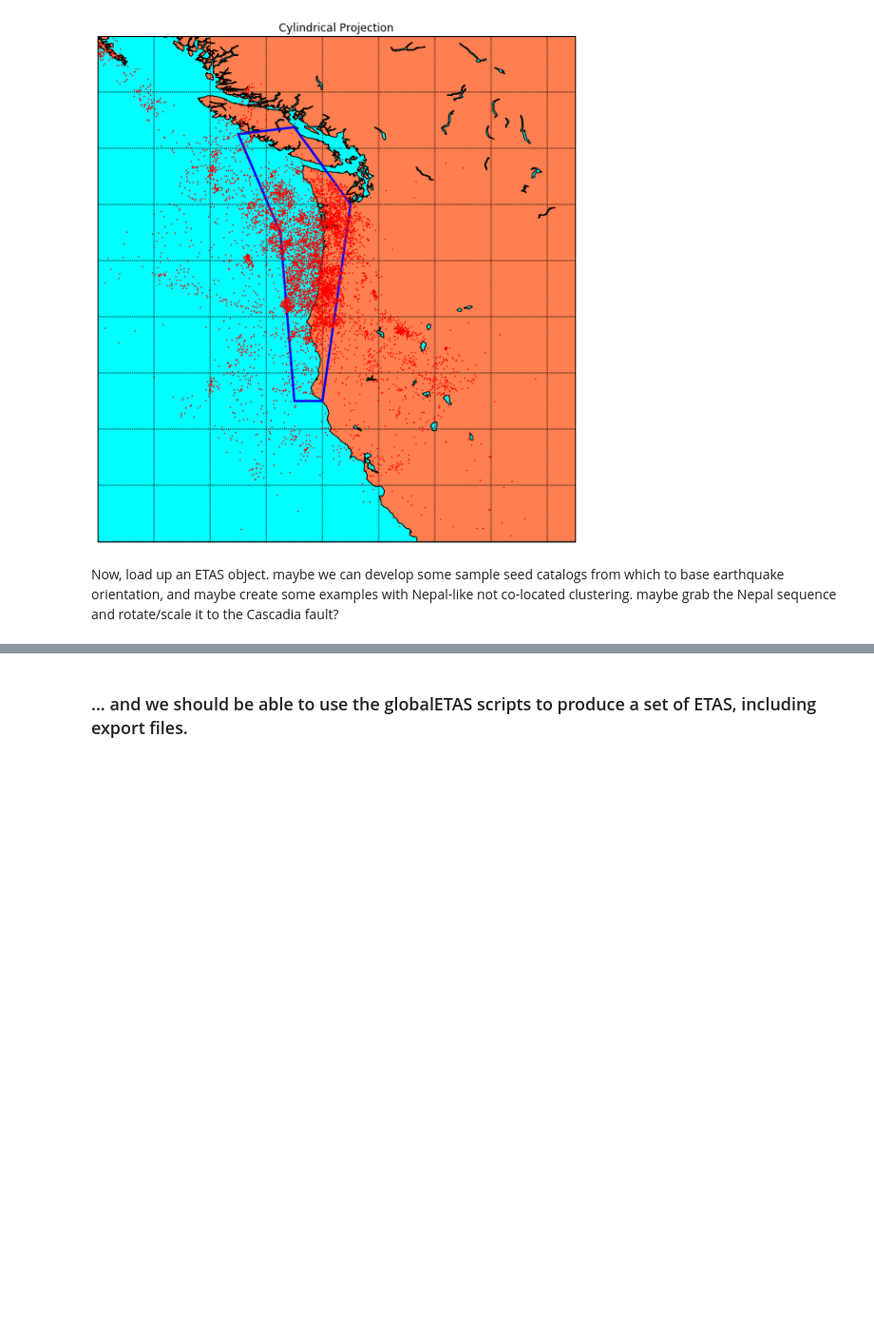
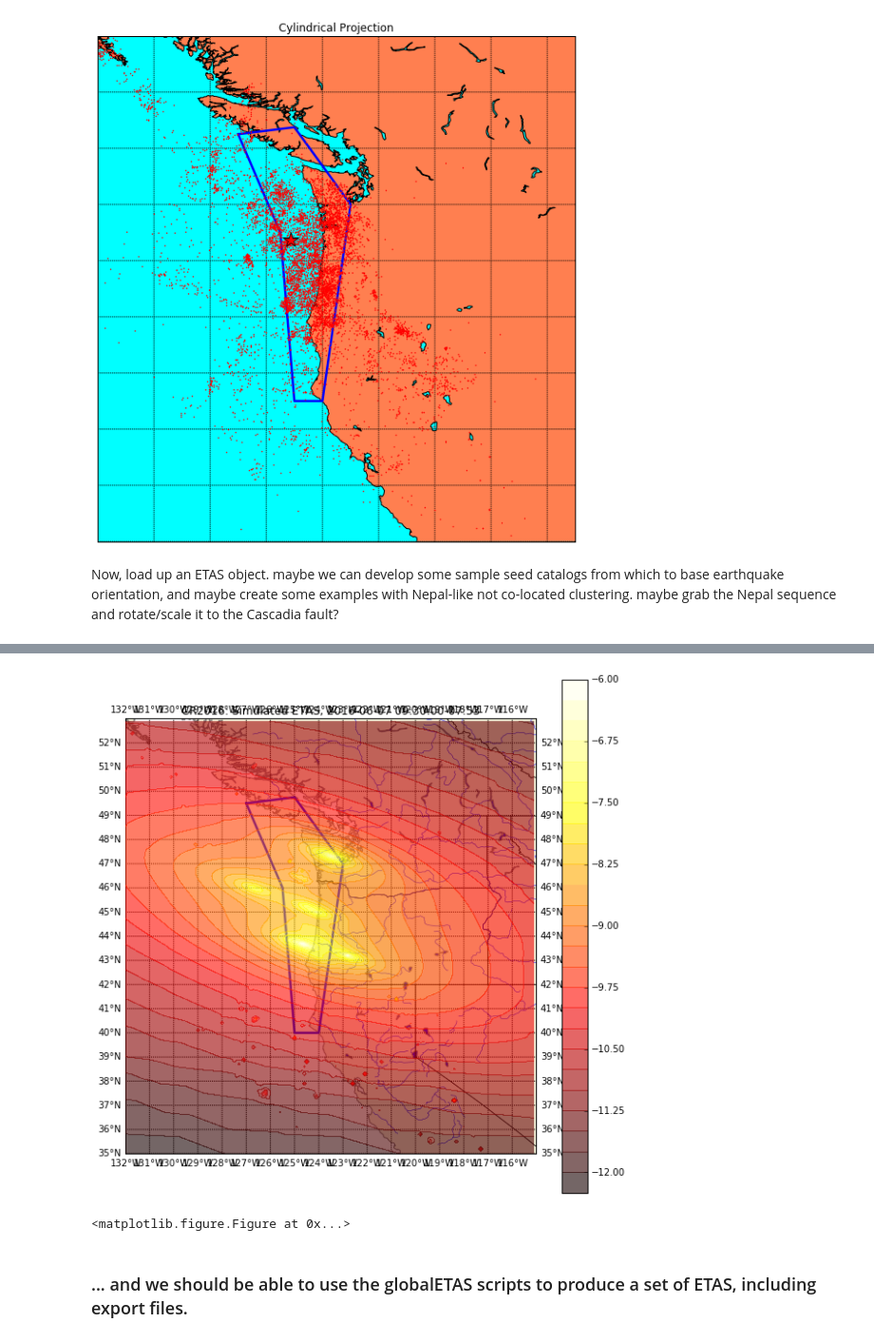
Before and after one commit to markyoder/globalETAS, a Jupyter notebook: Cascadia_Rising_2016.ipynb, the cells around one changed output, grey strips where cells are left out. Shown at 95% size. Saved outputs shown, nothing was run; the diff lists cells and outputs as text; code cells hidden in the pictures; blank space fills up the shorter version.

```diff
--- a/Cascadia_Rising_2016.ipynb
+++ b/Cascadia_Rising_2016.ipynb
@@ -335,13 +345,18 @@ etas complete (from mpp_rtree run() loop); now pipe back([0, 8177])
 # %%
 fignum=0
 plt.figure()
 figsize=(10,10)
 color_map='hot'
 bm2=etas.make_etas_contour_map(n_contours=n_contours, fignum=fignum, fig_size=figsize, kml_contours_bottom=0.,
                            kml_contours_top=1.0, alpha=.6, map_resolution='i', map_projection='cyl', map_cmap=color_map)
 #                           ,
 #                           contour_fig_file=png_file, contour_kml_file=kml_file, alpha_kml=.5, refresh_etas=False)
+plt.title('CR2016: Simulated ETAS, %s' % t_now)
 etas.cm.plot(*zip(*rupture_poly), latlon=True, marker='', ls='-', lw=2.5)
+plt.savefig('/home/myoder/Dropbox/Research/CascadiaRising2016/ETAS_CR2016_%s_hot.png' % str(t_now))
+# %% [output]
+[figure, added]
+<matplotlib.figure.Figure at 0x...>
 # %% [markdown]
 ### ... and we should be able to use the globalETAS scripts to produce a set of ETAS, including export files.
 # %%
```
Also changed, not shown: parts of 6 cells of this notebook.
